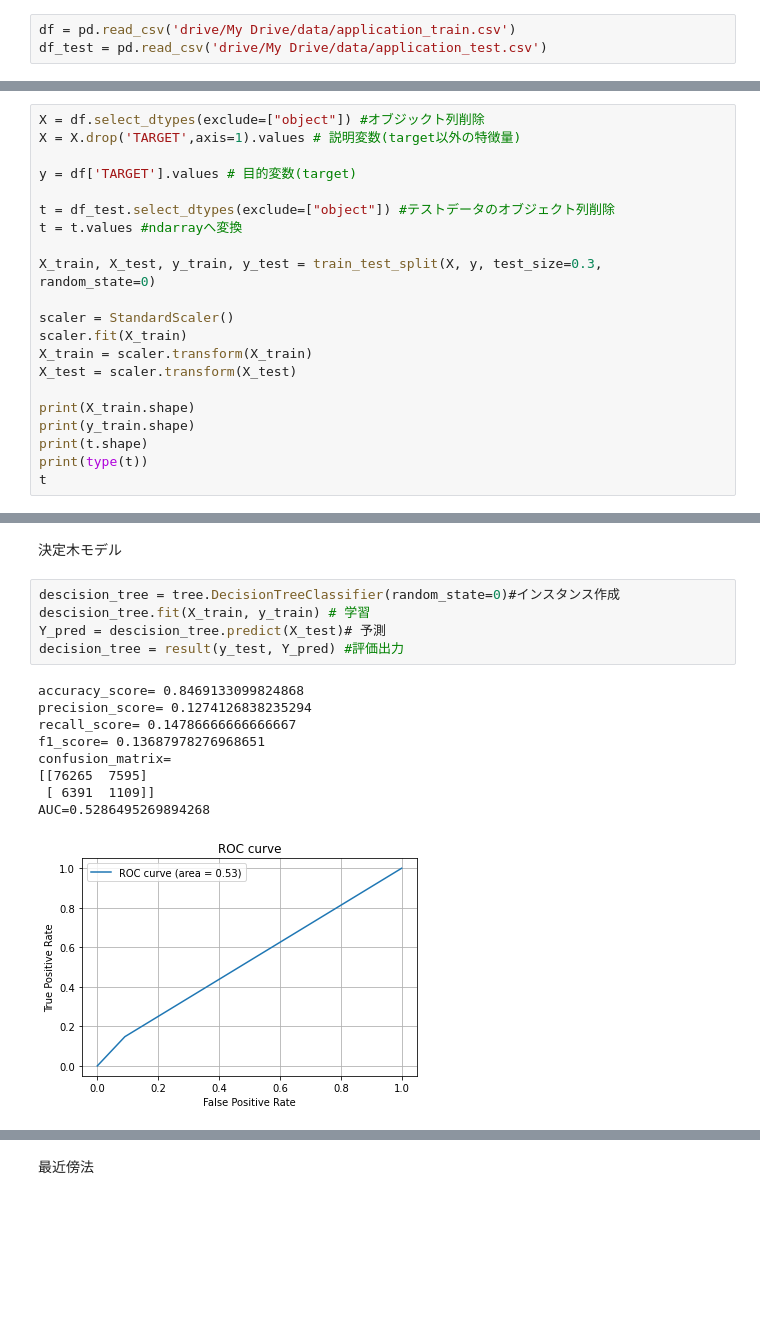
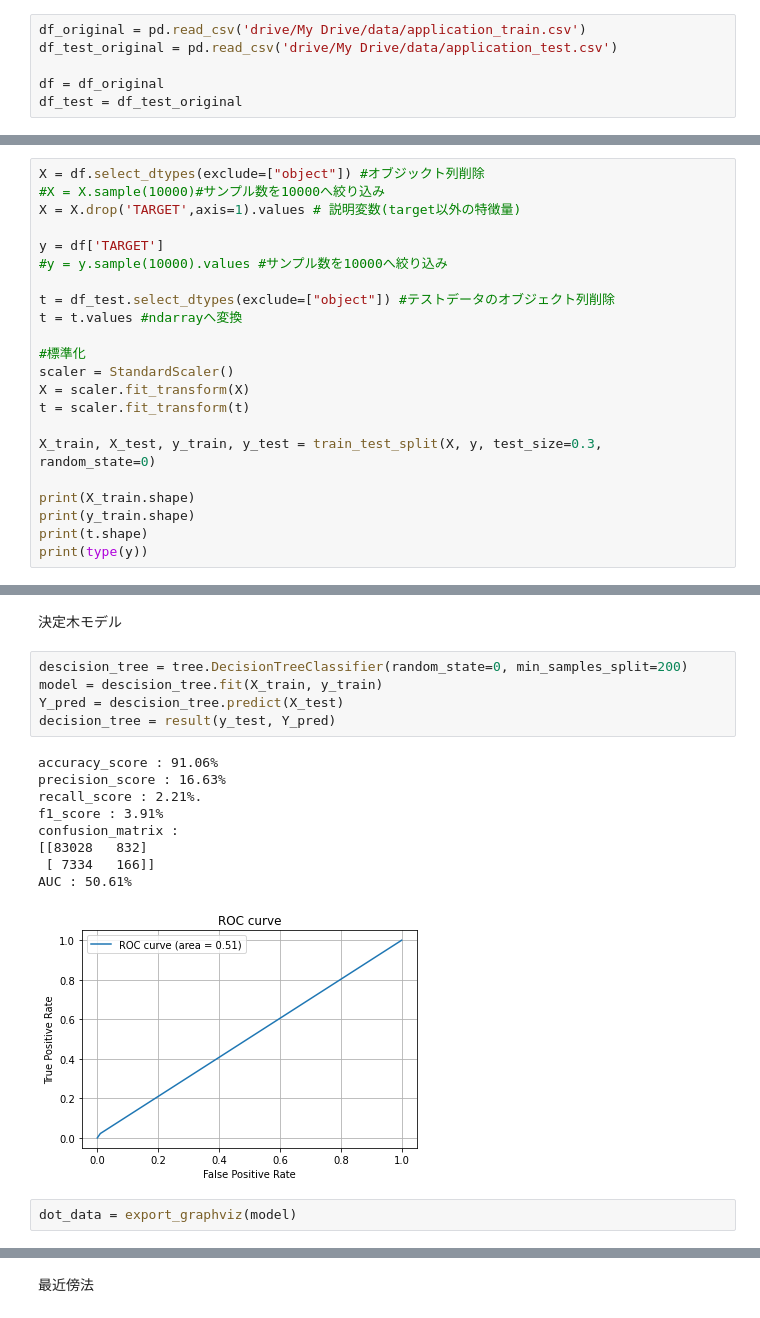
Before and after one commit to kazuya99986/diveintocode-ml, a Jupyter notebook: week4_home_credit_default.ipynb, the cells around one changed output, grey strips where cells are left out. Cells and saved outputs as stored; diff of their text form; blank space fills up the shorter version.

```diff
--- a/week4_home_credit_default.ipynb
+++ b/week4_home_credit_default.ipynb
@@ -29,8 +34,11 @@ import xgboost
 # %% [markdown]
 データセット読み込み
 # %%
-df = pd.read_csv('drive/My Drive/data/application_train.csv')
-df_test = pd.read_csv('drive/My Drive/data/application_test.csv')
+df_original = pd.read_csv('drive/My Drive/data/application_train.csv')
+df_test_original = pd.read_csv('drive/My Drive/data/application_test.csv')
+
+df = df_original
+df_test = df_test_original
 # %% [markdown]
 データチェック（307511サンプル×122カラム。typeはint,float,object）
 # %%
@@ -134,22 +145,23 @@ Index(['TARGET', 'EXT_SOURCE_2', 'DAYS_BIRTH', 'REGION_RATING_CLIENT_W_CITY',
 前処理・訓練データと検証データの分割、標準化
 # %%
 X = df.select_dtypes(exclude=["object"]) #オブジックト列削除
+#X = X.sample(10000)#サンプル数を10000へ絞り込み
 X = X.drop('TARGET',axis=1).values # 説明変数(target以外の特徴量)
 
-y = df['TARGET'].values # 目的変数(target)
+y = df['TARGET']
+#y = y.sample(10000).values #サンプル数を10000へ絞り込み
 
 t = df_test.select_dtypes(exclude=["object"]) #テストデータのオブジェクト列削除
 t = t.values #ndarrayへ変換
 
+#標準化
+scaler = StandardScaler()
+X = scaler.fit_transform(X)
+t = scaler.fit_transform(t)
+
 X_train, X_test, y_train, y_test = train_test_split(X, y, test_size=0.3, random_state=0)
-
-scaler = StandardScaler()
-scaler.fit(X_train)
-X_train = scaler.transform(X_train)
-X_test = scaler.transform(X_test)
 
 print(X_train.shape)
 print(y_train.shape)
 print(t.shape)
-print(type(t))
-t
+print(type(y))
@@ -179,17 +196,19 @@ def result(y_test_, Y_pred_):
 # %% [markdown]
 決定木モデル
 # %%
-descision_tree = tree.DecisionTreeClassifier(random_state=0)#インスタンス作成
-descision_tree.fit(X_train, y_train) # 学習
-Y_pred = descision_tree.predict(X_test)# 予測
-decision_tree = result(y_test, Y_pred) #評価出力
+descision_tree = tree.DecisionTreeClassifier(random_state=0, min_samples_split=200)
+model = descision_tree.fit(X_train, y_train)
+Y_pred = descision_tree.predict(X_test)
+decision_tree = result(y_test, Y_pred)
 # %% [output]
-accuracy_score= 0.8469133099824868
-precision_score= 0.1274126838235294
-recall_score= 0.14786666666666667
-f1_score= 0.13687978276968651
-confusion_matrix=
-[[76265  7595]
- [ 6391  1109]]
-AUC=0.5286495269894268
+accuracy_score : 91.06%
+precision_score : 16.63%
+recall_score : 2.21%.
+f1_score : 3.91%
+confusion_matrix :
+[[83028   832]
+ [ 7334   166]]
+AUC : 50.61%
-[figure, old version]
+[figure, new version]
+# %%
+dot_data = export_graphviz(model)
```
Also changed, not shown: parts of 58 cells of this notebook.
